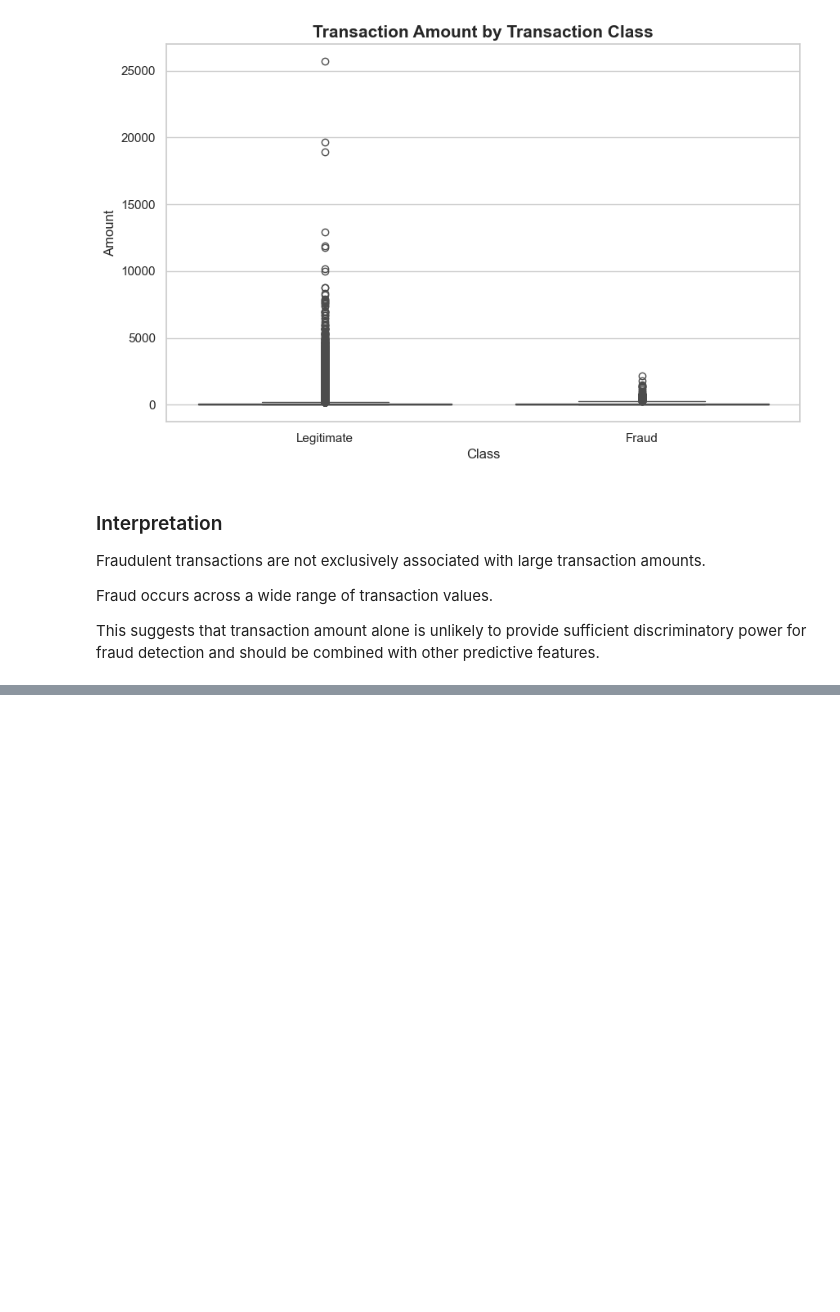
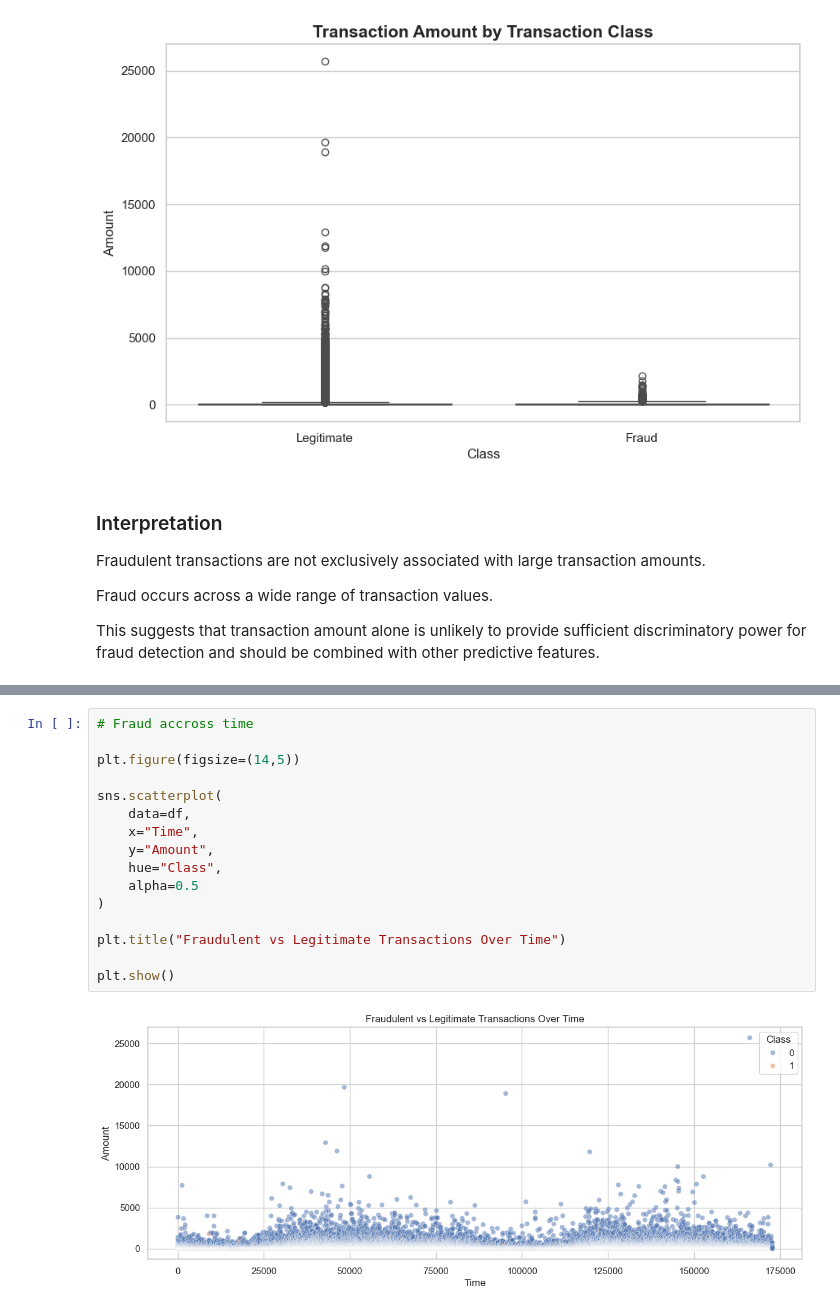
Before and after one commit to che-francis/Credit-Card-Fraud-Detection, a Jupyter notebook: notebooks/Credit_Card_Fraud_Detection.ipynb, the cells around one changed output, grey strips where cells are left out. Drawn from its saved outputs; the diff is of its cells as text; blank space fills up the shorter version.

```diff
--- a/notebooks/Credit_Card_Fraud_Detection.ipynb
+++ b/notebooks/Credit_Card_Fraud_Detection.ipynb
@@ -359,0 +393,18 @@ This suggests that transaction amount alone is unlikely to provide sufficient di
+# %%
+# Fraud accross time
+
+plt.figure(figsize=(14,5))
+
+sns.scatterplot(
+    data=df,
+    x="Time",
+    y="Amount",
+    hue="Class",
+    alpha=0.5
+)
+
+plt.title("Fraudulent vs Legitimate Transactions Over Time")
+
+plt.show()
+# %% [output]
+[figure, added]
```
Also changed, not shown: parts of 5 cells of this notebook.
